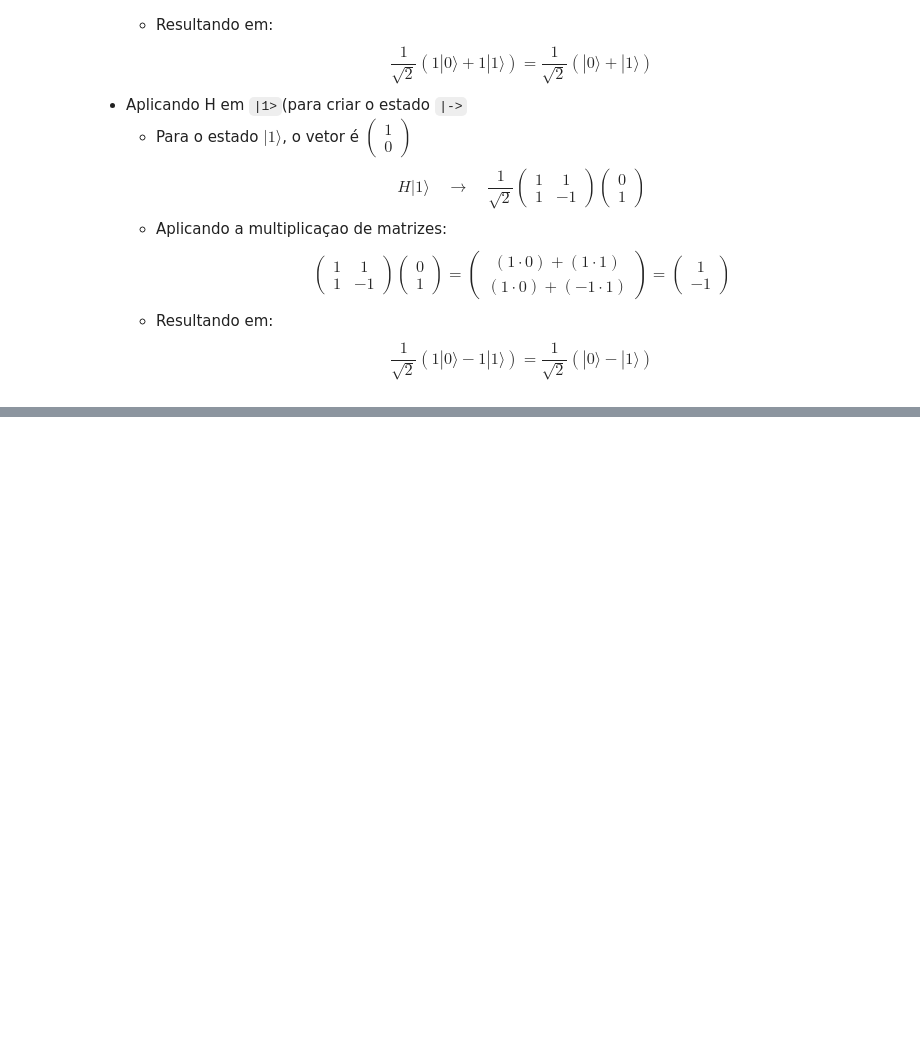
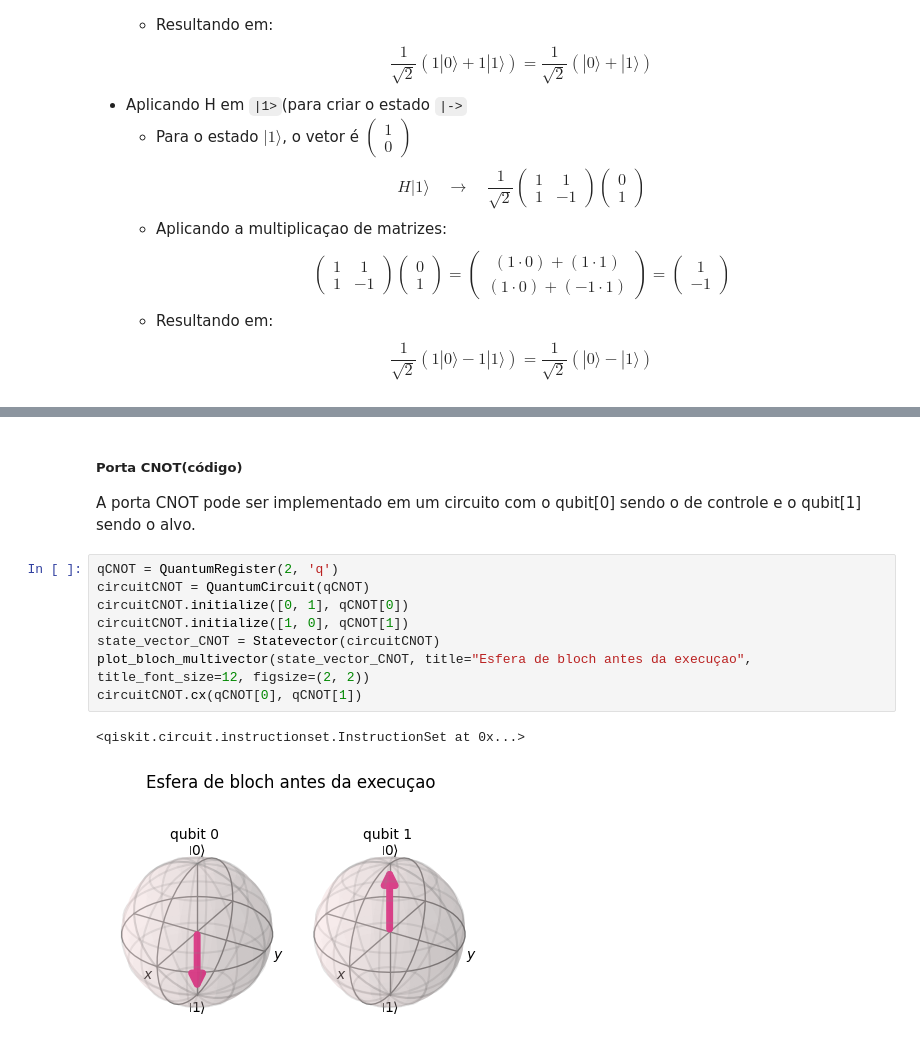
Before and after one commit to joaomoraski/quantum-computing-thesis, a Jupyter notebook: artigos/qiskit-learning.ipynb, the cells around one changed output, grey strips where cells are left out. Cells and saved outputs as stored; diff of their text form; blank space fills up the shorter version.

```diff
--- a/artigos/qiskit-learning.ipynb
+++ b/artigos/qiskit-learning.ipynb
@@ -369,0 +488,14 @@ Essas combinaçoes sao bem uteis quando formor criar portas que nao estao presen
+# %% [markdown]
+##### Porta CNOT(código)
+A porta CNOT pode ser implementado em um circuito com o qubit[0] sendo o de controle e o qubit[1] sendo o alvo.
+# %%
+qCNOT = QuantumRegister(2, 'q')
+circuitCNOT = QuantumCircuit(qCNOT)
+circuitCNOT.initialize([0, 1], qCNOT[0])
+circuitCNOT.initialize([1, 0], qCNOT[1])
+state_vector_CNOT = Statevector(circuitCNOT)
+plot_bloch_multivector(state_vector_CNOT, title="Esfera de bloch antes da execuçao", title_font_size=12, figsize=(2, 2))
+circuitCNOT.cx(qCNOT[0], qCNOT[1])
+# %% [output]
+<qiskit.circuit.instructionset.InstructionSet at 0x...>
+[figure, added]
```
Also changed, not shown: parts of 17 cells of this notebook.
